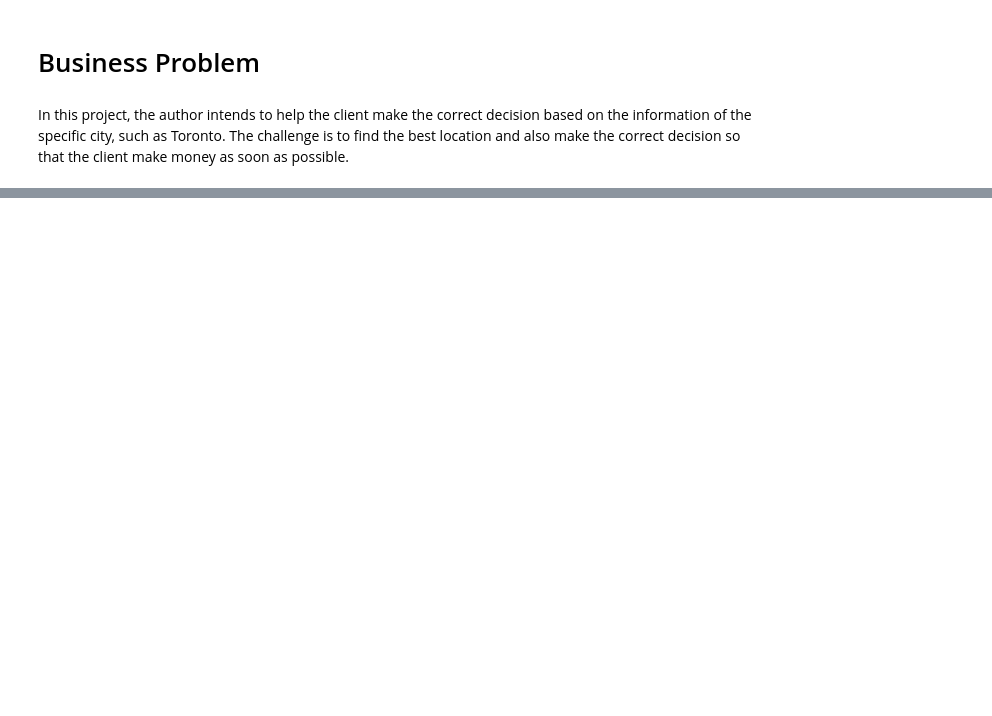
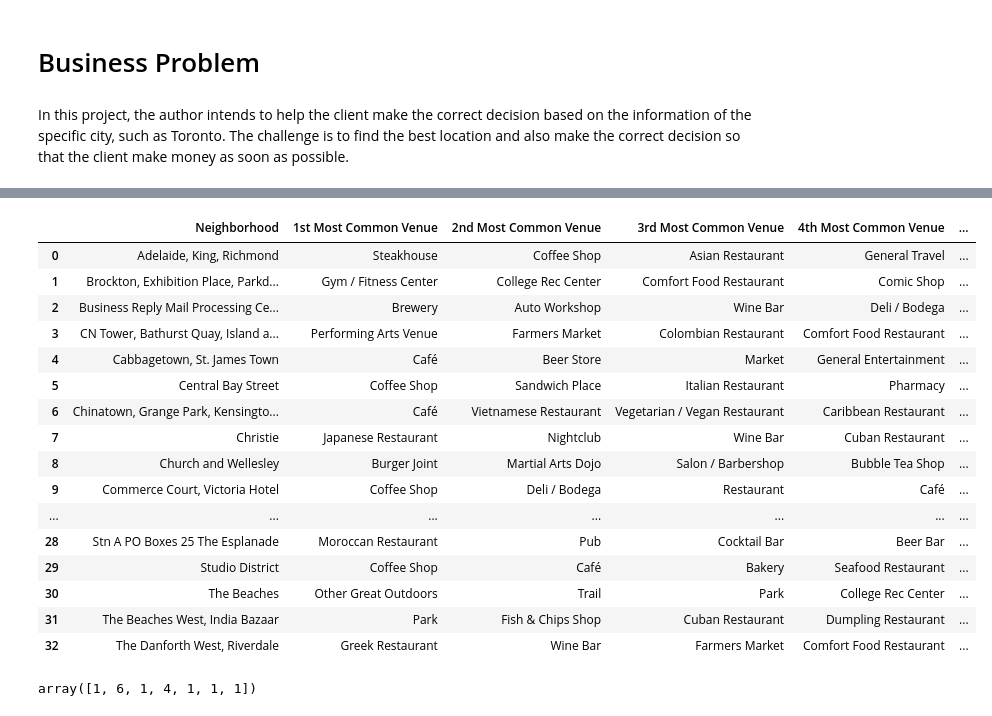
Before and after one commit to Datalearn168/Github_1_1, a Jupyter notebook: as9_2.ipynb, the cells around one changed output, grey strips where cells are left out. Drawn from its saved outputs; the diff is of its cells as text; code cells hidden in the pictures; blank space fills up the shorter version.

```diff
--- a/as9_2.ipynb
+++ b/as9_2.ipynb
@@ -29,0 +167,6 @@ Data2: The coordinates of the Toronto city. If you need more details, please che
+# %%
+CLIENT_ID = '1HABFONPEEOMT0AS2GVXPK53A4EO43AXRTJVN3B03CG3N3BE'
+CLIENT_SECRET = '0CR2ZL5CZHLX5OSIIJRZCBPXGCC1TIS2HQ04CUYLFBFRBG1Q'
+VERSION = '20180605'
+radius = 200
+LIMIT = 50
@@ -29,0 +243,6 @@ Data2: The coordinates of the Toronto city. If you need more details, please che
+# %%
+city_mock = pd.get_dummies(toronto_venues[['Venue Category']], prefix="", prefix_sep="")
+city_mock['Neighborhood'] = toronto_venues['Neighborhood']
+fixed_columns = [city_mock.columns[-1]] + list(city_mock.columns[:-1])
+city_mock = city_mock[fixed_columns]
+city_mock.head()
@@ -29,0 +257,3 @@ Data2: The coordinates of the Toronto city. If you need more details, please che
+# %%
+torontogroup = city_mock.groupby('Neighborhood').mean().reset_index()
+torontogroup.head()
@@ -29,0 +268,48 @@ Data2: The coordinates of the Toronto city. If you need more details, please che
+# %%
+def best_venues(row, num_top_venues):
+    row_suitable = row.iloc[1:]
+    row_suitable_sorted = row_suitable.sort_values(ascending=False)
+
+    return row_suitable_sorted.index.values[0:num_top_venues]
+# %%
+num_venues = 10
+indicators = ['st', 'nd', 'rd']
+columns = ['Neighborhood']
+for ind in np.arange(num_venues):
+    try:
+        columns.append('{}{} Most Common Venue'.format(ind+1, indicators[ind]))
+    except:
+        columns.append('{}th Most Common Venue'.format(ind+1))
+near_venues_sorted = pd.DataFrame(columns=columns)
+near_venues_sorted['Neighborhood'] = torontogroup['Neighborhood']
+
+for ind in np.arange(torontogroup.shape[0]):
+    near_venues_sorted.iloc[ind, 1:] = best_venues(torontogroup.iloc[ind, :], num_top_venues)
+
+near_venues_sorted
+# %% [output]
+|  | Neighborhood | 1st Most Common Venue | 2nd Most Common Venue | 3rd Most Common Venue | 4th Most Common Venue | ... |
+| 0 | Adelaide, King, Richmond | Steakhouse | Coffee Shop | Asian Restaurant | General Travel | ... |
+| 1 | Brockton, Exhibition Place, Parkd... | Gym / Fitness Center | College Rec Center | Comfort Food Restaurant | Comic Shop | ... |
+| 2 | Business Reply Mail Processing Ce... | Brewery | Auto Workshop | Wine Bar | Deli / Bodega | ... |
+| 3 | CN Tower, Bathurst Quay, Island a... | Performing Arts Venue | Farmers Market | Colombian Restaurant | Comfort Food Restaurant | ... |
+| 4 | Cabbagetown, St. James Town | Café | Beer Store | Market | General Entertainment | ... |
+| 5 | Central Bay Street | Coffee Shop | Sandwich Place | Italian Restaurant | Pharmacy | ... |
+| 6 | Chinatown, Grange Park, Kensingto... | Café | Vietnamese Restaurant | Vegetarian / Vegan Restaurant | Caribbean Restaurant | ... |
+| 7 | Christie | Japanese Restaurant | Nightclub | Wine Bar | Cuban Restaurant | ... |
+| 8 | Church and Wellesley | Burger Joint | Martial Arts Dojo | Salon / Barbershop | Bubble Tea Shop | ... |
+| 9 | Commerce Court, Victoria Hotel | Coffee Shop | Deli / Bodega | Restaurant | Café | ... |
+| ... | ... | ... | ... | ... | ... | ... |
+| 28 | Stn A PO Boxes 25 The Esplanade | Moroccan Restaurant | Pub | Cocktail Bar | Beer Bar | ... |
+| 29 | Studio District | Coffee Shop | Café | Bakery | Seafood Restaurant | ... |
+| 30 | The Beaches | Other Great Outdoors | Trail | Park | College Rec Center | ... |
+| 31 | The Beaches West, India Bazaar | Park | Fish & Chips Shop | Cuban Restaurant | Dumpling Restaurant | ... |
+| 32 | The Danforth West, Riverdale | Greek Restaurant | Wine Bar | Farmers Market | Comfort Food Restaurant | ... |
+# %%
+kclusters = 7
+toronto_clustering = torontogroup.drop('Neighborhood', 1)
+from sklearn.cluster import KMeans
+kNN_means = KMeans(n_clusters=kclusters, random_state=0).fit(toronto_clustering)
+kNN_means.labels_[0:7]
+# %% [output]
+array([1, 6, 1, 4, 1, 1, 1])
```
Also changed, not shown: parts of 36 cells of this notebook.
